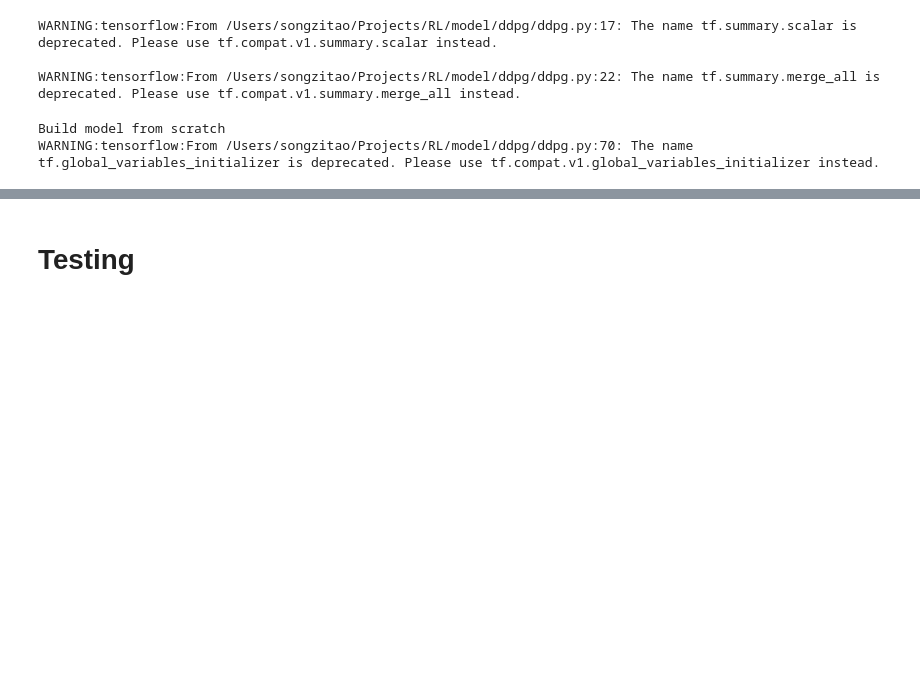
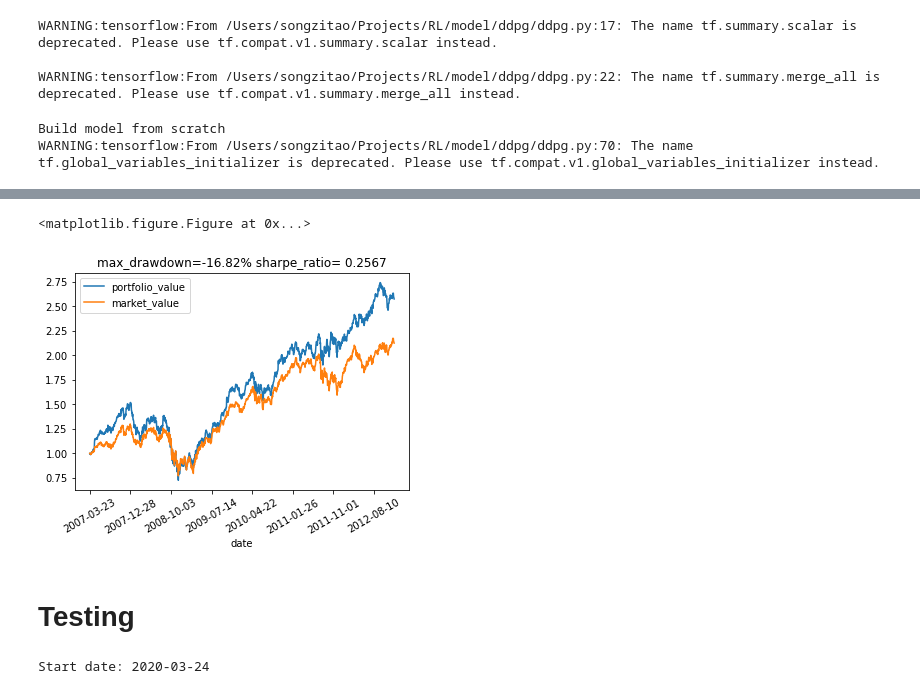
Before and after one commit to Tsedao/SPDQ, a Jupyter notebook: portfolio_simulation.ipynb, the cells around one changed output, grey strips where cells are left out. Cells and saved outputs as stored; diff of their text form; code cells hidden in the pictures; blank space fills up the shorter version.

```diff
--- a/portfolio_simulation.ipynb
+++ b/portfolio_simulation.ipynb
@@ -24,5 +38,18 @@ with h5py.File('./Data/history_stock_price.h5','r') as f:
     timestamp = [s.decode('utf-8') for s in f['timestamp']]
     abbreviations = [s.decode('utf-8') for s in f['abbreviations']]
     features = [s.decode('utf-8') for s in f['features']]
+# %%
+train_step = timestamp.index('2020-01-02')
+valid_step = timestamp.index('2020-07-01')
+# %%
+history_stock_price_training = history_stock_price[:,:train_step,:]
+history_stock_price_validating = history_stock_price[:,train_step:valid_step,:]
+history_stock_price_testing = history_stock_price[:,valid_step:,:]
+timestamp_training = timestamp[:train_step]
+timestamp_validating = timestamp[train_step:valid_step]
+timestamp_testing = timestamp[valid_step:]
 # %%
-env = PortfolioEnv(history=history_stock_price,abbreviation=abbreviations,timestamp=timestamp,steps=3000)
+env_training = PortfolioEnv(history=history_stock_price_training,
+                                abbreviation=abbreviations,
+                                timestamp=timestamp_training,
+                                steps=3000)
@@ -101,2 +123,7 @@ KeyboardInterrupt:
+# %%
+env_training.render()
+# %% [output]
+<matplotlib.figure.Figure at 0x...>
+[figure, added]
 # %% [markdown]
 # Testing
@@ -103,7 +132,10 @@ KeyboardInterrupt:
 # %%
-pre_obs, ground_truth_obs = env.reset()
-w = myddpg.predict(np.expand_dims(pre_obs,axis=0)).squeeze(axis=0)
-for i in range(1000):
-    obs, onestep_r, done, info = env.step(w)
-    w = myddpg.predict(np.expand_dims(obs,axis=0)).squeeze(axis=0)
+pre_obs, ground_truth_obs = env_validating.reset()
+w = myddpg_training.predict(np.expand_dims(pre_obs,axis=0)).squeeze(axis=0)
+done = False
+while not done:
+    obs, onestep_r, done, info = env_validating.step(w)
+    w = myddpg_training.predict(np.expand_dims(obs,axis=0)).squeeze(axis=0)
+# %% [output]
+Start date: 2020-03-24
 # %%
```
Also changed, not shown: parts of 19 cells of this notebook.
